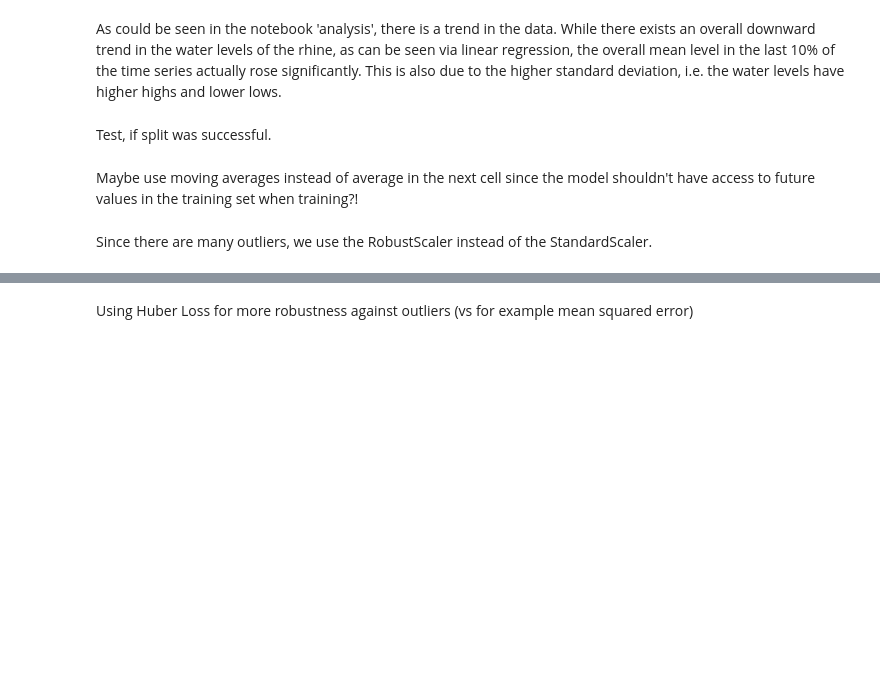
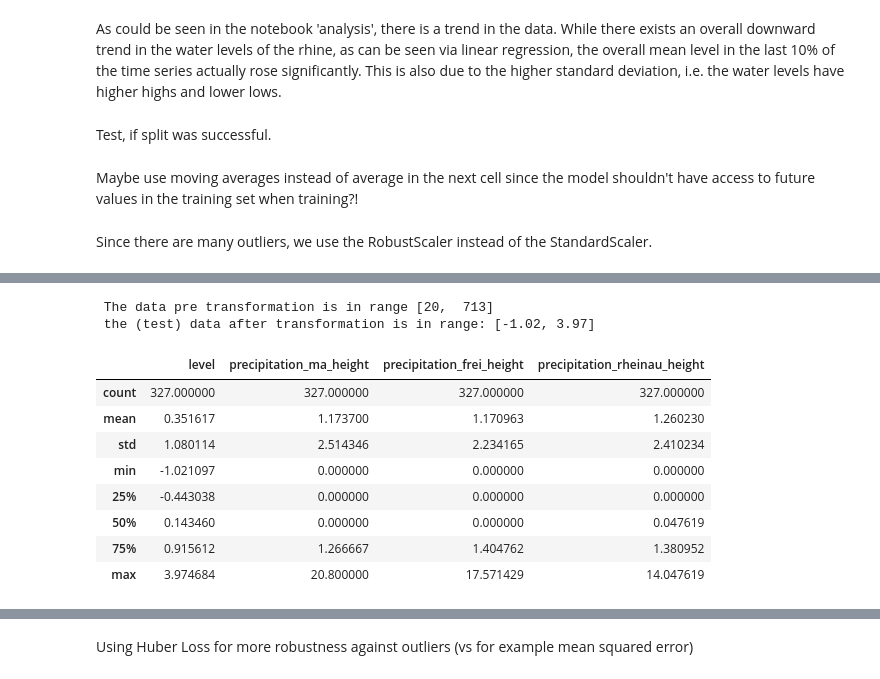
Before and after one commit to AJWarnke/datascienceml2022, a Jupyter notebook: network-DWD.ipynb, the cells around one changed output, grey strips where cells are left out. Cells and saved outputs as stored; diff of their text form; code cells hidden in the pictures; blank space fills up the shorter version.

```diff
--- a/network-DWD.ipynb
+++ b/network-DWD.ipynb
@@ -405,6 +482,21 @@ train_df.plot()
 # %%
 print(f' The data pre transformation is in range [{pre_transformation["level"].min()},  {pre_transformation["level"].max()}]\n'
-      f' the data after transformation is in range: [{round(test_df["level"].min(),2)}, {round(test_df["level"].max(), 2)}]')
+      f' the (test) data after transformation is in range: [{round(test_df["level"].min(),2)}, {round(test_df["level"].max(), 2)}]')
+# %% [output]
+ The data pre transformation is in range [20,  713]
+ the (test) data after transformation is in range: [-1.02, 3.97]
+# %%
+test_df.describe()
+# %% [output]
+|  | level | precipitation_ma_height | precipitation_frei_height | precipitation_rheinau_height |
+| count | 327.000000 | 327.000000 | 327.000000 | 327.000000 |
+| mean | 0.351617 | 1.173700 | 1.170963 | 1.260230 |
+| std | 1.080114 | 2.514346 | 2.234165 | 2.410234 |
+| min | -1.021097 | 0.000000 | 0.000000 | 0.000000 |
+| 25% | -0.443038 | 0.000000 | 0.000000 | 0.000000 |
+| 50% | 0.143460 | 0.000000 | 0.000000 | 0.047619 |
+| 75% | 0.915612 | 1.266667 | 1.404762 | 1.380952 |
+| max | 3.974684 | 20.800000 | 17.571429 | 14.047619 |
 # %%
 class WindowGenerator():
     def __init__(self, input_width, label_width, shift,
```
Also changed, not shown: parts of 38 cells of this notebook.
